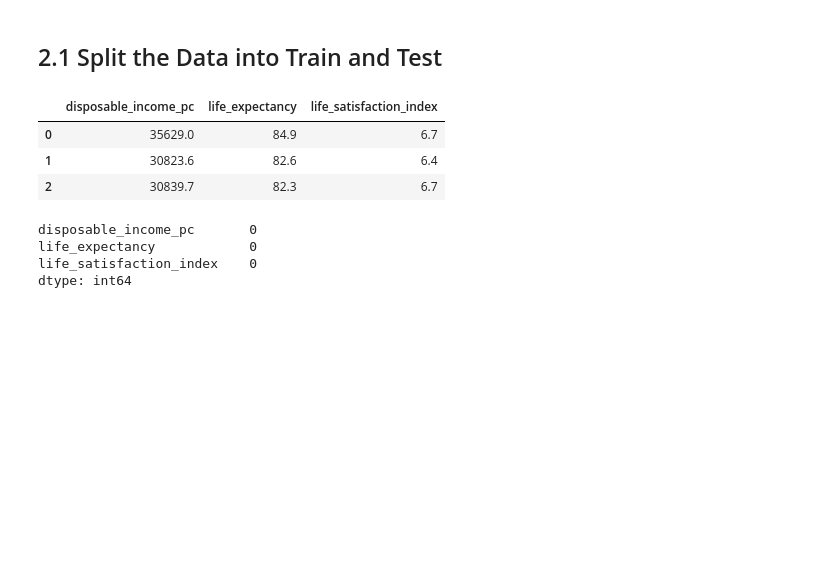
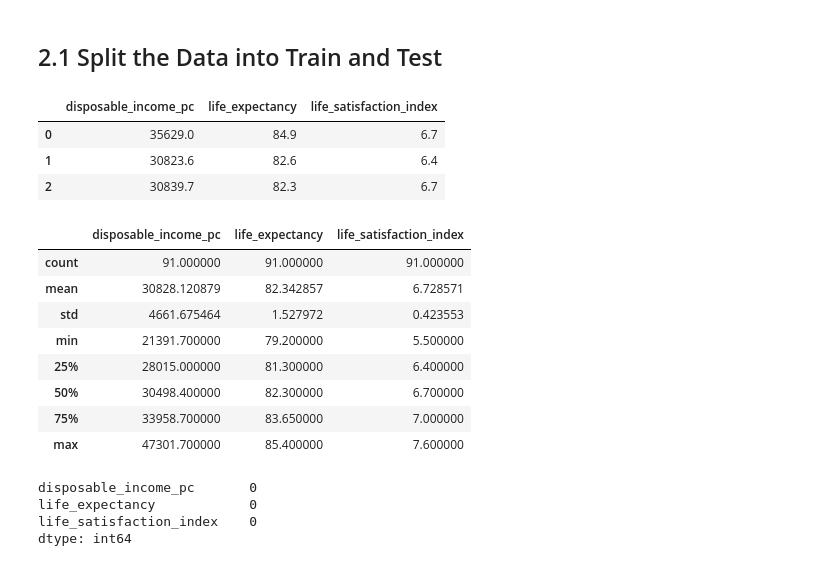
Before and after one commit to HaveTimeDrinkTea/Keeping_up_with_the_Joneses, a Jupyter notebook: jupyter_notebooks/03_Predictive_Modelling.ipynb, the cells around one changed output. Drawn from its saved outputs; the diff is of its cells as text; code cells hidden in the pictures; blank space fills up the shorter version.

```diff
--- a/jupyter_notebooks/03_Predictive_Modelling.ipynb
+++ b/jupyter_notebooks/03_Predictive_Modelling.ipynb
@@ -91,6 +91,18 @@ df_model1.head(3)
 | 0 | 35629.0 | 84.9 | 6.7 |
 | 1 | 30823.6 | 82.6 | 6.4 |
 | 2 | 30839.7 | 82.3 | 6.7 |
+# %%
+df_model1.describe()
+# %% [output]
+|  | disposable_income_pc | life_expectancy | life_satisfaction_index |
+| count | 91.000000 | 91.000000 | 91.000000 |
+| mean | 30828.120879 | 82.342857 | 6.728571 |
+| std | 4661.675464 | 1.527972 | 0.423553 |
+| min | 21391.700000 | 79.200000 | 5.500000 |
+| 25% | 28015.000000 | 81.300000 | 6.400000 |
+| 50% | 30498.400000 | 82.300000 | 6.700000 |
+| 75% | 33958.700000 | 83.650000 | 7.000000 |
+| max | 47301.700000 | 85.400000 | 7.600000 |
 # %%
 # double check for missing values
 print(df_model1.isnull().sum())
```
Also changed, not shown: parts of 18 cells of this notebook.
